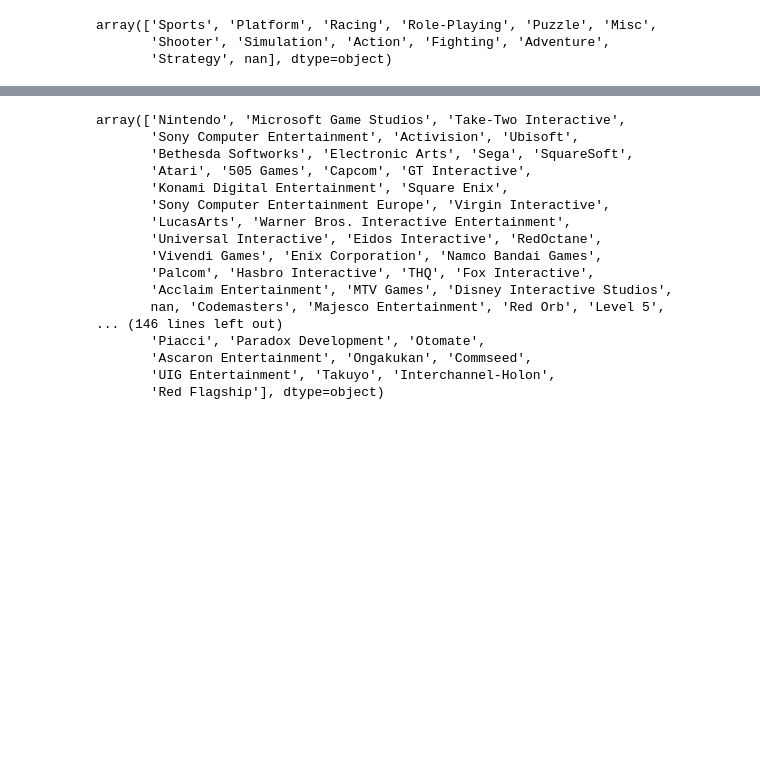
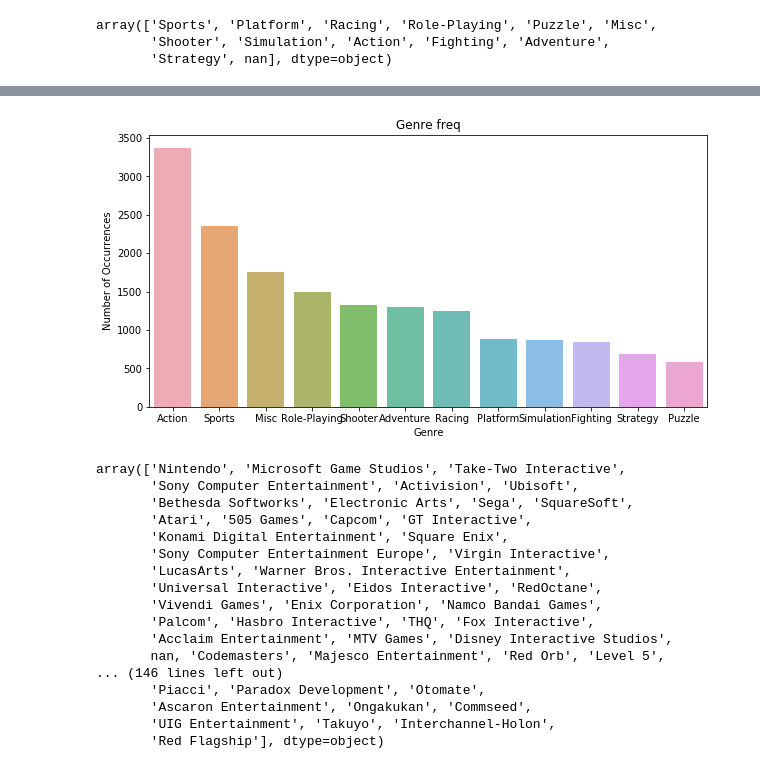
Before and after one commit to sherry9788/STATS131_Final, a Jupyter notebook: Final Project Xuening_Wang.ipynb, the cells around one changed output, grey strips where cells are left out. Saved outputs shown, nothing was run; the diff lists cells and outputs as text; code cells hidden in the pictures; blank space fills up the shorter version.

```diff
--- a/Final Project Xuening_Wang.ipynb
+++ b/Final Project Xuening_Wang.ipynb
@@ -99,3 +141,6 @@ df.Genre.unique()
 array(['Sports', 'Platform', 'Racing', 'Role-Playing', 'Puzzle', 'Misc',
        'Shooter', 'Simulation', 'Action', 'Fighting', 'Adventure',
        'Strategy', nan], dtype=object)
+# %%
+genre = df.Genre.value_counts()
+print(genre)
@@ -102,3 +161,12 @@ array(['Sports', 'Platform', 'Racing', 'Role-Playing', 'Puzzle', 'Misc',
+# %%
+plt.figure(figsize=(10,5))
+sns.barplot(genre.index, genre.values, alpha=0.8)
+plt.title('Genre freq')
+plt.ylabel('Number of Occurrences')
+plt.xlabel('Genre')
+plt.show()
+# %% [output]
+[figure, added]
 # %%
 df.Publisher.unique()
 # %% [output]
```
Also changed, not shown: parts of 12 cells of this notebook.
